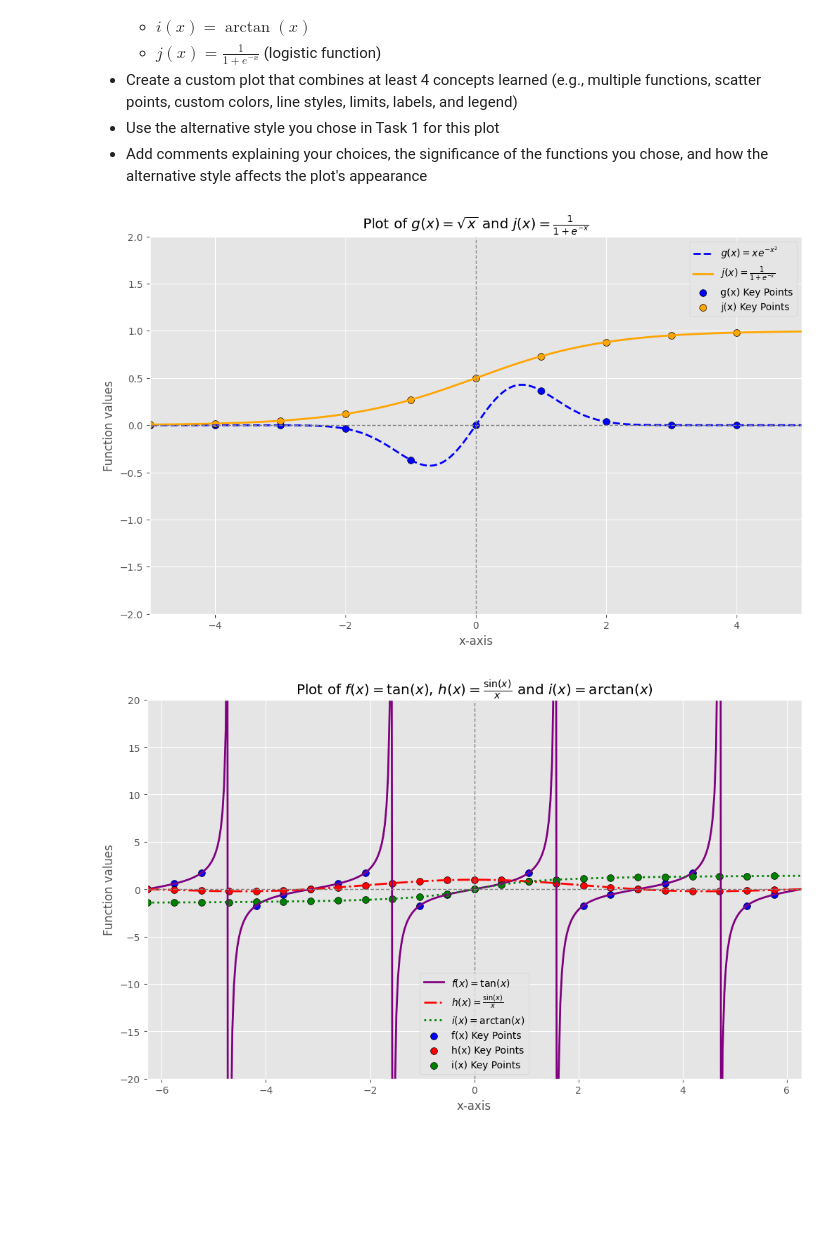
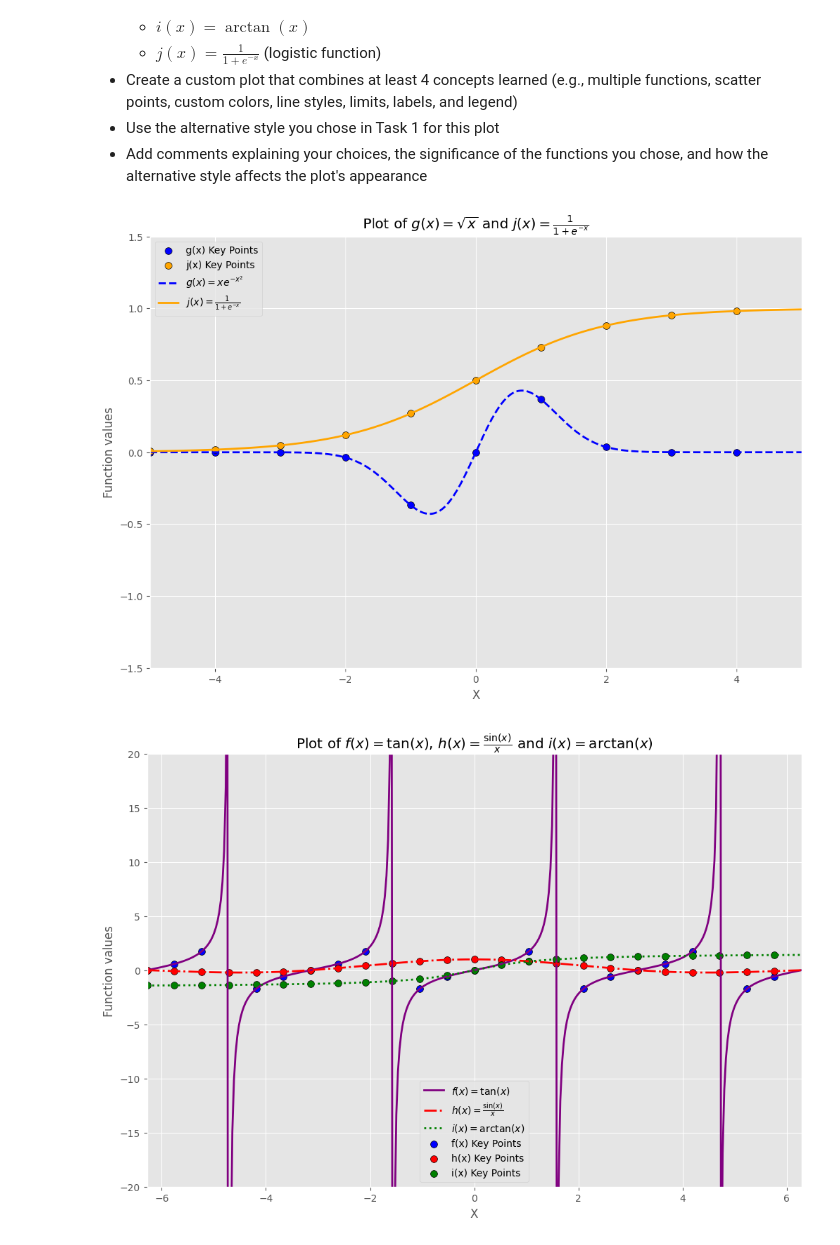
Before and after one commit to kamangirkhan/Data110, a Jupyter notebook: ArashNateghian_week3_data110_assignment.ipynb, the cells around one changed output. Saved outputs shown, nothing was run; the diff lists cells and outputs as text; code cells hidden in the pictures; blank space fills up the shorter version.

```diff
--- a/ArashNateghian_week3_data110_assignment.ipynb
+++ b/ArashNateghian_week3_data110_assignment.ipynb
@@ -251,98 +263,70 @@ plt.show()
 # %%
 import numpy as np
 import matplotlib.pyplot as plt
 
-# Set an alternative style
-plt.style.use('ggplot')  # Alternative style for a clear and professional look
+plt.style.use('ggplot')
 
-# Generate x values
-x = np.linspace(-5, 5, 400)  # Covers a reasonable range, avoiding discontinuities in tan(x)
+x = np.linspace(-5, 5, 400)
+g_x = x * np.exp(-x**2)
+j_x = 1 / (1 + np.exp(-x))
 
-# Define functions
-g_x = x * np.exp(-x**2)          # g(x) = x * e^(-x^2)
-j_x = 1 / (1 + np.exp(-x))       # j(x) = 1 / (1 + e^(-x)) (logistic function)
-
-# Define scatter points at key locations
-#x_scatter = np.array([-2, -1, 0, 1, 2])
 x_scatter = np.arange(-5, 5, 1)
 y_scatter_g = x_scatter * np.exp(-x_scatter**2)
 y_scatter_j = 1 / (1 + np.exp(-x_scatter))
 
-# Create the plot
-plt.figure(figsize=(12, 7))
+plt.figure(figsize=(12, 8))
 
-# Plot each function with different styles
-plt.plot(x, g_x, linestyle='--', color='b', linewidth=2, label=r'$g(x) = x e^{-x^2}$')
-plt.plot(x, j_x, linestyle='-', color='orange', linewidth=2, label=r'$j(x) = \frac{1}{1+e^{-x}}$')
-
-# Scatter points for selected functions
 plt.scatter(x_scatter, y_scatter_g, color='blue', edgecolor='black', s=50, label="g(x) Key Points")
 plt.scatter(x_scatter, y_scatter_j, color='orange', edgecolor='black', s=50, label="j(x) Key Points")
 
-# Customize axes and limits
-plt.axhline(0, color='gray', linestyle='--', linewidth=1)  # Reference horizontal line
-plt.axvline(0, color='gray', linestyle='--', linewidth=1)  # Reference vertical line
+plt.plot(x, g_x, linestyle='--', color='b', linewidth=2, label='$g(x) = x e^{-x^2}$')
+plt.plot(x, j_x, linestyle='-', color='orange', linewidth=2, label=r'$j(x) = \frac{1}{1+e^{-x}}$')
+
 plt.xlim(-5, 5)
-plt.ylim(-2, 2)  # Adjusted to keep tan(x) within visible range
+plt.ylim(-1.5, 1.5)
 
-# Add labels, title, and legend
-plt.xlabel("x-axis")
+plt.xlabel("X")
 plt.ylabel("Function values")
 plt.title(r'Plot of $g(x) = \sqrt{x}$ and $j(x) = \frac{1}{1+e^{-x}}$')
 plt.legend()
 
-# Show the plot
 plt.show()
 # %% [output]
-[figure, old version]
+[figure, new version]
 # %%
 import numpy as np
 import matplotlib.pyplot as plt
 
-# Set an alternative style
-plt.style.use('ggplot')  # Alternative style for a clear and professional look
+plt.style.use('ggplot')
 
-# Generate x values
-x = np.linspace(-2*np.pi, 2*np.pi, 400)  # Covers a reasonable range, avoiding discontinuities in tan(x)
+x = np.linspace(-2*np.pi, 2*np.pi, 400)
+f_x = np.tan(x)
+h_x = np.where(x == 0, 1, np.sin(x) / x)
+i_x = np.arctan(x)
 
-# Define functions
-f_x = np.tan(x)                  # f(x) = tan(x)
-h_x = np.where(x == 0, 1, np.sin(x) / x)  # h(x) = sin(x)/x with h(0) = 1
-i_x = np.arctan(x)               # i(x) = arctan(x)
-
-# Define scatter points at key locations
-#x_scatter = np.array([-2, -1, 0, 1, 2])
 x_scatter = np.arange(-2*np.pi, 2*np.pi, np.pi/6)
 y_scatter_f = np.tan(x_scatter)
-y_scatter_h = np.sinc(x_scatter / np.pi)  # np.sinc() is normalized, so adjust accordingly
+y_scatter_h = np.sinc(x_scatter / np.pi)
 y_scatter_i = np.arctan(x_scatter)
 
-# Create the plot
-plt.figure(figsize=(12, 7))
+plt.figure(figsize=(12, 8))
 
-# Plot each function with different styles
 plt.plot(x, f_x, linestyle='-', color='purple', linewidth=2, label=r'$f(x) = \tan(x)$')
 plt.plot(x, h_x, linestyle='-.', color='r', linewidth=2, label=r'$h(x) = \frac{\sin(x)}{x}$')
 plt.plot(x, i_x, linestyle=':', color='g', linewidth=2, label=r'$i(x) = \arctan(x)$')
 
-# Scatter points for selected functions
-plt.scatter(x_scatter, y_scatter_f, color='blue', edgecolor='black', s=50, label="f(x) Key Points")
-plt.scatter(x_scatter, y_scatter_h, color='red', edgecolor='black', s=50, label="h(x) Key Points")
-plt.scatter(x_scatter, y_scatter_i, color='green', edgecolor='black', s=50, label="i(x) Key Points")
+plt.scatter(x_scatter, y_scatter_f, color='b', edgecolor='k', s=50, label="f(x) Key Points")
+plt.scatter(x_scatter, y_scatter_h, color='r', edgecolor='k', s=50, label="h(x) Key Points")
+plt.scatter(x_scatter, y_scatter_i, color='g', edgecolor='k', s=50, label="i(x) Key Points")
 
-# Customize axes and limits
-plt.axhline(0, color='gray', linestyle='--', linewidth=1)  # Reference horizontal line
-plt.axvline(0, color='gray', linestyle='--', linewidth=1)  # Reference vertical line
 plt.xlim(-2*np.pi, 2*np.pi)
-plt.ylim(-20, 20)  # Adjusted to keep tan(x) within visible range
+plt.ylim(-20, 20)
 
-# Add labels, title, and legend
-plt.xlabel("x-axis")
+plt.xlabel("X")
 plt.ylabel("Function values")
 plt.title(r'Plot of $f(x) = \tan(x)$, $h(x) = \frac{\sin(x)}{x}$ and $i(x) = \arctan(x)$')
 plt.legend()
 
-# Show the plot
 plt.show()
 # %% [output]
-[figure, old version]
+[figure, new version]
```
Also changed, not shown: parts of 9 cells of this notebook.
